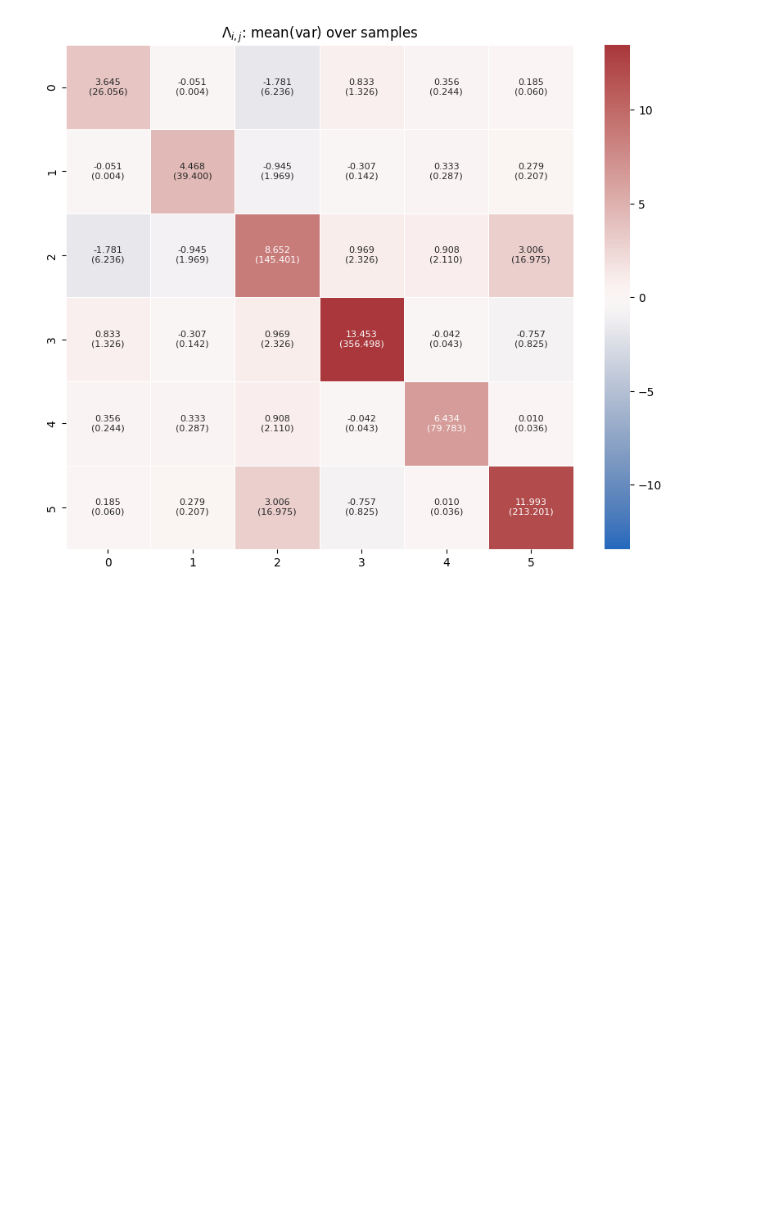
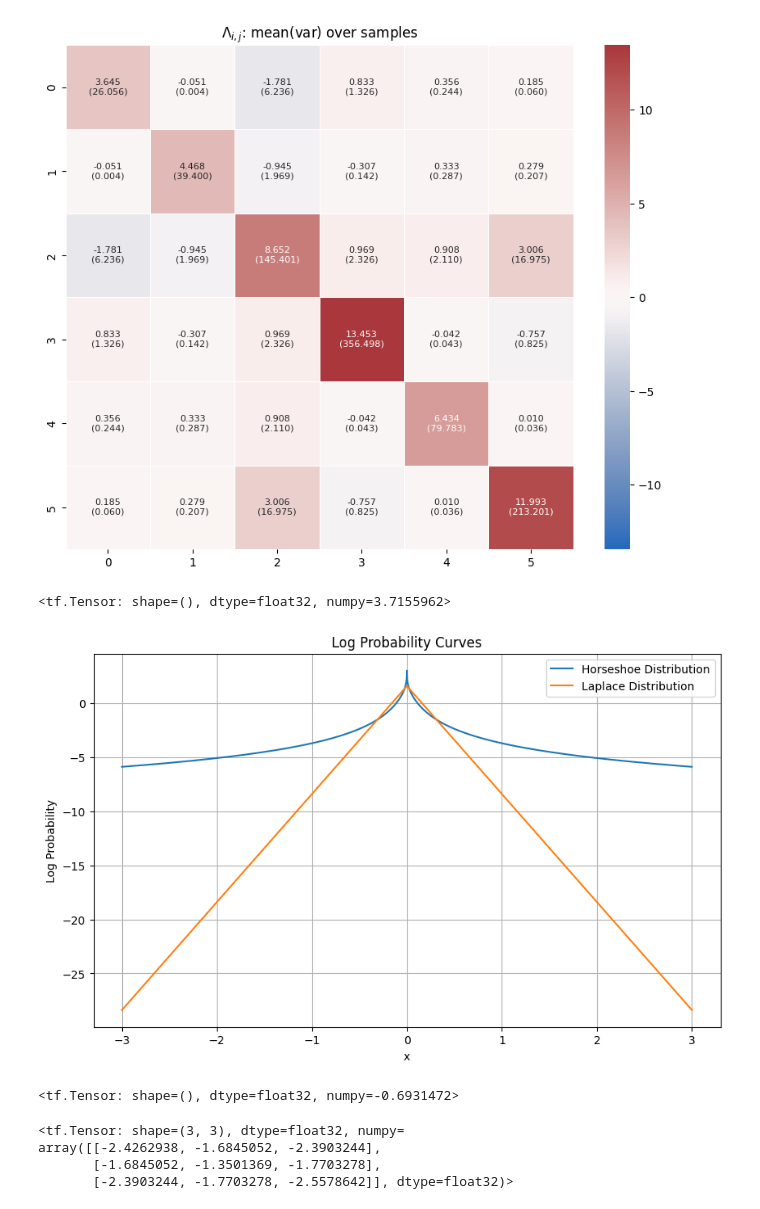
Before and after one commit to mattyred/BSGP_Automatic_Independence_Determination, a Jupyter notebook: results/precise_kernel/demo_precise_kernel.ipynb, the cells around one changed output. Drawn from its saved outputs; the diff is of its cells as text; code cells hidden in the pictures; blank space fills up the shorter version.

Commit message:
Added Horseshoe prior

```diff
--- a/results/precise_kernel/demo_precise_kernel.ipynb
+++ b/results/precise_kernel/demo_precise_kernel.ipynb
@@ -84,3 +84,46 @@ precisions_merged_kfold, precisions_merged_mean_kfold, precisions_mean_over_kfol
 process_results.heatmap_precision(precisions_mean_over_kfold, precisions_var_over_kfold, fig_height=8, fig_width=10)
 # %% [output]
 [figure]
+# %%
+import tensorflow_probability as tfp
+import tensorflow as tf
+import matplotlib.pyplot as plt
+dist = tfp.distributions.Horseshoe(scale=0.1)
+lpc = tfp.distributions.Laplace(0, 0.1)
+# %%
+dist.log_prob(1e-8)
+# %% [output]
+<tf.Tensor: shape=(), dtype=float32, numpy=3.7155962>
+# %%
+# Step 2: Create x-axis values between -3 and 3
+x_values = np.linspace(-3, 3, 100000)
+
+# Step 3: Calculate log probabilities for each x value
+log_prob_dist = dist.log_prob(x_values)
+log_prob_lpc = lpc.log_prob(x_values)
+
+# Step 4: Plot the curve
+plt.figure(figsize=(10, 6))
+plt.plot(x_values, log_prob_dist, label="Horseshoe Distribution")
+plt.plot(x_values, log_prob_lpc, label="Laplace Distribution")
+plt.xlabel('x')
+plt.ylabel('Log Probability')
+plt.title('Log Probability Curves')
+plt.legend()
+plt.grid()
+plt.show()
+# %% [output]
+[figure, added]
+# %%
+lpc.log_prob(0)
+# %% [output]
+<tf.Tensor: shape=(), dtype=float32, numpy=-0.6931472>
+# %%
+K = np.random.rand(3,3)
+K = K @ K.T
+dist.log_prob(K)
+# %% [output]
+<tf.Tensor: shape=(3, 3), dtype=float32, numpy=
+array([[-2.4262938, -1.6845052, -2.3903244],
+       [-1.6845052, -1.3501369, -1.7703278],
+       [-2.3903244, -1.7703278, -2.5578642]], dtype=float32)>
```
Also changed, not shown: parts of 2 cells of this notebook, 4 other files.
